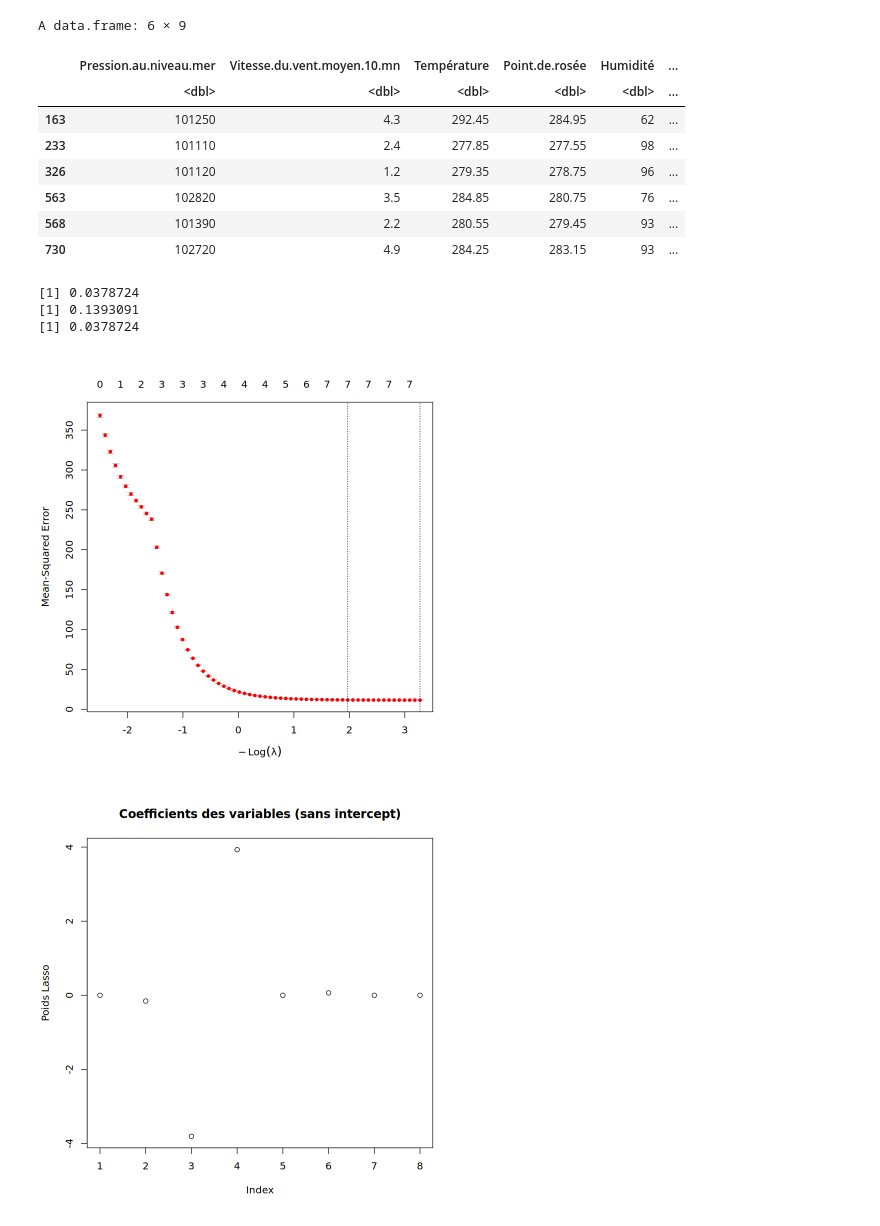
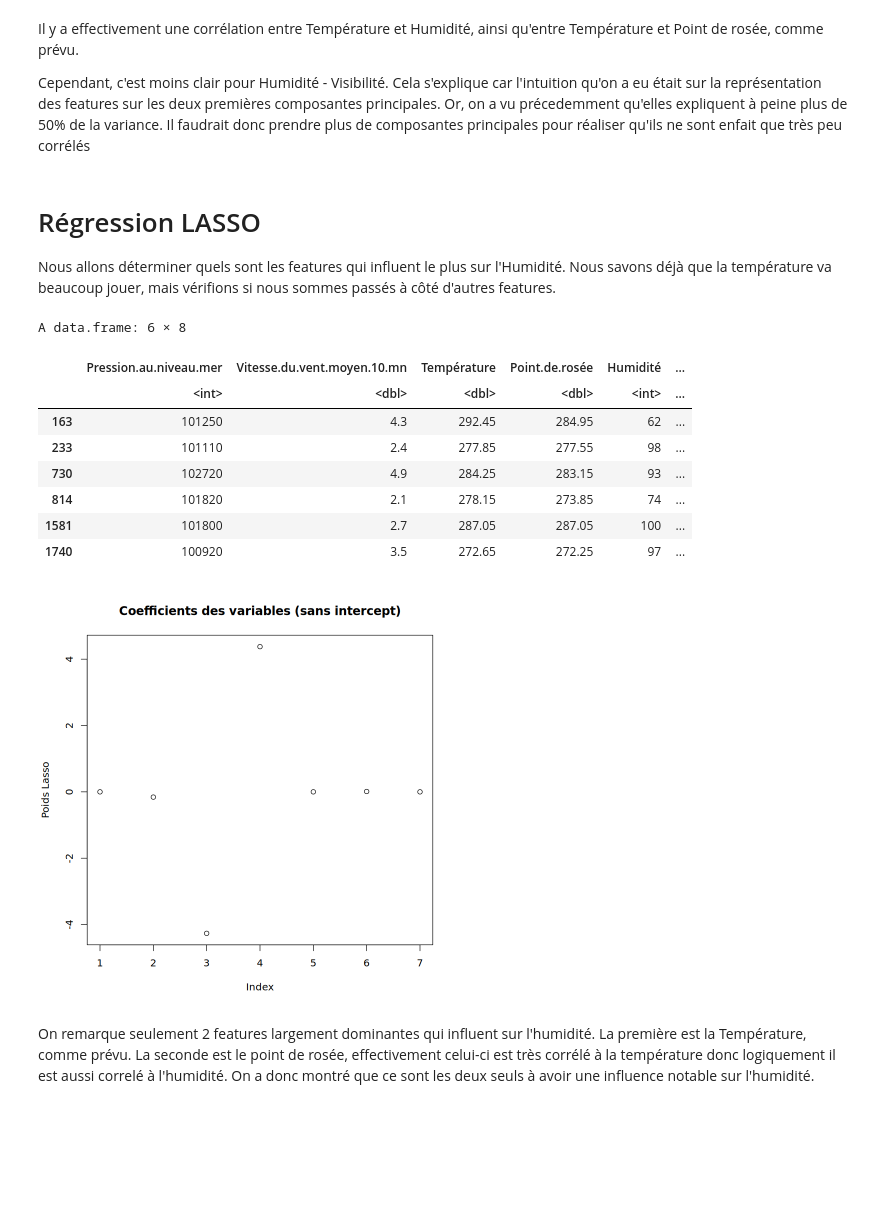
Before and after one commit to AugustinGrunewald/Statistics_Meteo, a Jupyter notebook: pattern_meteo.ipynb, the cells around one changed output. Saved outputs shown, nothing was run; the diff lists cells and outputs as text; code cells hidden in the pictures; blank space fills up the shorter version.

```diff
--- a/pattern_meteo.ipynb
+++ b/pattern_meteo.ipynb
@@ -161,0 +140,7 @@ Variables forte cor ou redondante (>0.8) à fusionner / réduire :
+# %%
+###############################################################################
+# 4bis. Filtrage grâce à la correlation
+###############################################################################
+
+selected_data <- data_weather[, c(0,1,2,3,7,8,9,10,11,15,17,23,71,72,73)]
+head(selected_data)
@@ -162,32 +160,24 @@ Variables forte cor ou redondante (>0.8) à fusionner / réduire :
 # %%
-###############################################################################
-# 4bis. Filtrage grâce à la correlation
-###############################################################################
-
 ###############################################################################
 # 2. Filtrage — Focus sur une station météo (Nice, ID = 7181)
 ###############################################################################
-
-selected_data <- data_weather[, c(1,2,3,7,8,9,10,11,15,17,23,37,71,72,73)]
 
 data_weather_nice <- selected_data[selected_data$ID.OMM.station == "7181", ]
 
 cat("Dimensions après filtrage station 7181 :", dim(data_weather_nice), "\n")
 
-
 ###############################################################################
 # 3. Nettoyage — Garder uniquement les colonnes numériques + imputation NA
 ###############################################################################
+
 # Sélection numérique uniquement
 df_num <- data_weather_nice[, sapply(data_weather_nice, is.numeric)]
 
 # Suppression des colonnes constantes (variance nulle)
 df_num <- df_num[, apply(df_num, 2, function(x) length(unique(na.omit(x))) > 1)]
 
-# Imputation des NA par la moyenne
-for (col in names(df_num)) {
-  df_num[is.na(df_num[[col]]), col] <- mean(df_num[[col]], na.rm = TRUE)
-}
+# Suppression des lignes contenant au moins un NA
+df_num <- na.omit(df_num)
 
 cat("Dimensions après nettoyage :", dim(df_num), "\n")
 # %% [output]
@@ -344,54 +333,47 @@ Hauteur.de.la.base.des.nuages.de.l.étage.inférieur
+# %% [markdown]
+Il y a effectivement une corrélation entre Température et Humidité, ainsi qu'entre Température et Point de rosée, comme prévu.
+
+Cependant, c'est moins clair pour Humidité - Visibilité. Cela s'explique car l'intuition qu'on a eu était sur la représentation des features sur les deux premières composantes principales. Or, on a vu précedemment qu'elles expliquent à peine plus de 50% de la variance. Il faudrait donc prendre plus de composantes principales pour réaliser qu'ils ne sont enfait que très peu corrélés
+# %% [markdown]
+# Régression LASSO
+
+Nous allons déterminer quels sont les features qui influent le plus sur l'Humidité. Nous savons déjà que la température va beaucoup jouer, mais vérifions si nous sommes passés à côté d'autres features.
 # %%
-library(glmnet)
-head(df_num)
 par(bg = "white")
-# --- Préparation des données ---
-# On enlève l'ID et la Date (pas utiles pour la régression directe)
-df_model = df_num
 # Variable cible
-y <- df_model$`Humidité`
+y <- df_num$`Humidité`
 
 # Variables explicatives
-X <- subset(df_model, select = -`Humidité`)
+X <- subset(df_num, select = -`Humidité`)
 
 # Conversion en matrice (glmnet attend une matrice numérique)
 X_mat <- model.matrix(~., data = X)[,-1]  # supprime l’intercept automatique
 
 # --- Lasso avec validation croisée ---
 set.seed(123)  # reproductibilité
 cv_lasso <- cv.glmnet(X_mat, y, alpha = 1, nfolds = 10)
 
-# Affiche le lambda optimal
-print(cv_lasso$lambda.min)
-print(cv_lasso$lambda.1se)
-
-# Tracé de la validation croisée
-plot(cv_lasso)
-
 # --- Modèle final avec lambda optimal ---
 lasso_model <- glmnet(X_mat, y, alpha = 1, lambda = cv_lasso$lambda.min)
-print(cv_lasso$lambda.min)
 
 # Coefficients retenus
 coef_lasso <- coef(lasso_model)
 # On enlève l'intercept (premier élément)
 coef_vars <- as.vector(coef_lasso[-1])
-names(coef_vars) <- rownames(coef_lasso)[-1]
 
 # Visualisation des poids
 plot(coef_vars, ylab = "Poids Lasso", main = "Coefficients des variables (sans intercept)")
+head(df_num)
 # %% [output]
-A data.frame: 6 × 9
+A data.frame: 6 × 8
 |  | Pression.au.niveau.mer | Vitesse.du.vent.moyen.10.mn | Température | Point.de.rosée | Humidité | ... |
-|  | <dbl> | <dbl> | <dbl> | <dbl> | <dbl> | ... |
+|  | <int> | <dbl> | <dbl> | <dbl> | <int> | ... |
 | 163 | 101250 | 4.3 | 292.45 | 284.95 | 62 | ... |
 | 233 | 101110 | 2.4 | 277.85 | 277.55 | 98 | ... |
-| 326 | 101120 | 1.2 | 279.35 | 278.75 | 96 | ... |
-| 563 | 102820 | 3.5 | 284.85 | 280.75 | 76 | ... |
-| 568 | 101390 | 2.2 | 280.55 | 279.45 | 93 | ... |
 | 730 | 102720 | 4.9 | 284.25 | 283.15 | 93 | ... |
+| 814 | 101820 | 2.1 | 278.15 | 273.85 | 74 | ... |
+| 1581 | 101800 | 2.7 | 287.05 | 287.05 | 100 | ... |
+| 1740 | 100920 | 3.5 | 272.65 | 272.25 | 97 | ... |
-[1] 0.0378724
-[1] 0.1393091
-[1] 0.0378724
-[figure, old version]
+[figure, new version]
-[figure, removed]
+# %% [markdown]
+On remarque seulement 2 features largement dominantes qui influent sur l'humidité. La première est la Température, comme prévu. La seconde est le point de rosée, effectivement celui-ci est très corrélé à la température donc logiquement il est aussi correlé à l'humidité. On a donc montré que ce sont les deux seuls à avoir une influence notable sur l'humidité.
```
Also changed, not shown: parts of 21 cells of this notebook.
